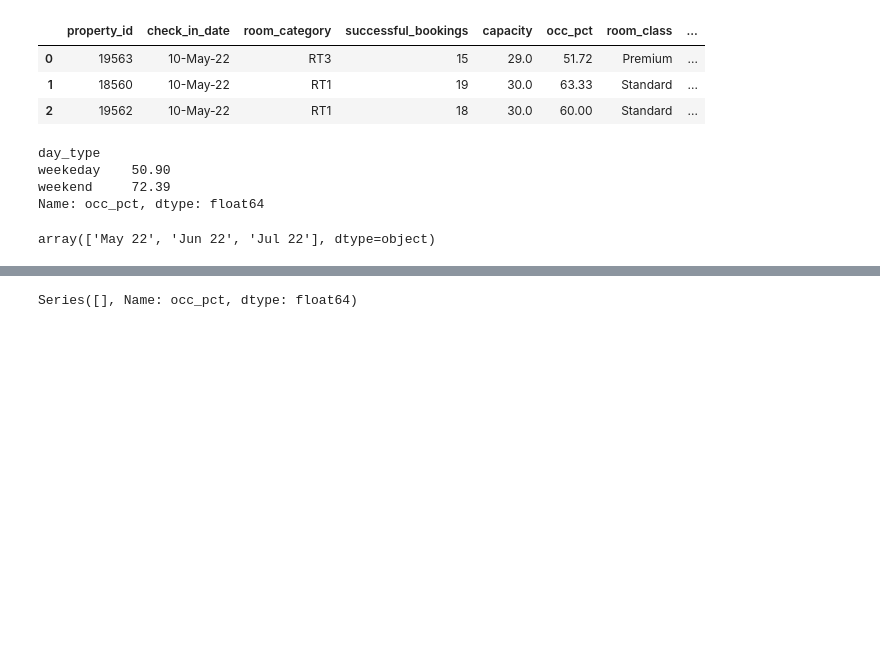
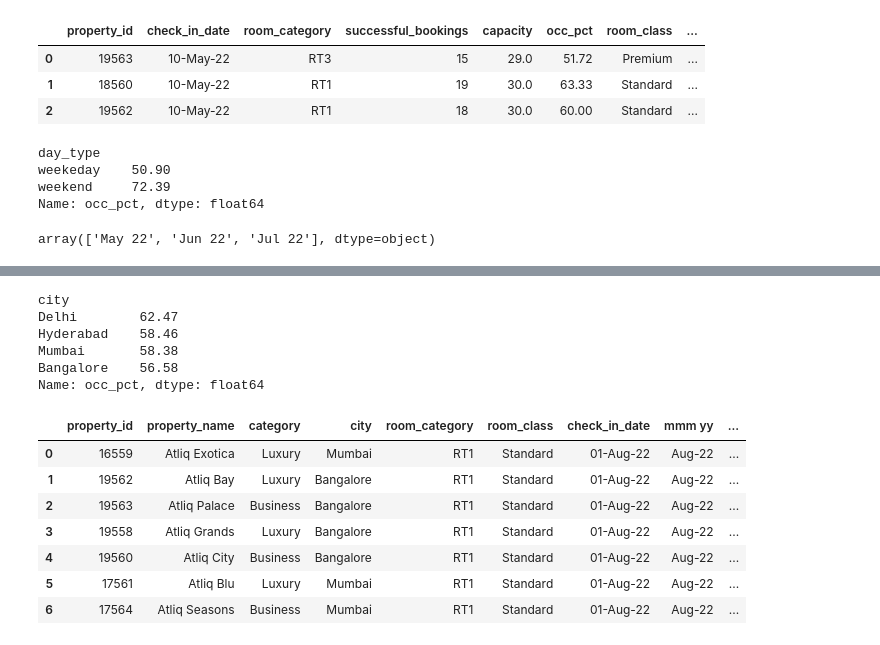
Before and after one commit to zzgirirohit001-tech/Hospitality-Analysis, a Jupyter notebook: Untitled1.ipynb, the cells around one changed output, grey strips where cells are left out. Drawn from its saved outputs; the diff is of its cells as text; code cells hidden in the pictures; blank space fills up the shorter version.

```diff
--- a/Untitled1.ipynb
+++ b/Untitled1.ipynb
@@ -365,4 +379,21 @@ df_june_22.head(3)
 # %%
-df_june_22.groupby("city")["occ_pct"].mean().round(2)
+df_june_22.groupby("city")["occ_pct"].mean().round(2).sort_values(ascending = False)
 # %% [output]
-Series([], Name: occ_pct, dtype: float64)
+city
+Delhi        62.47
+Hyderabad    58.46
+Mumbai       58.38
+Bangalore    56.58
+Name: occ_pct, dtype: float64
+# %%
+df_august = pd.read_csv("datasets/new_data_august.csv")
+df_august
+# %% [output]
+|  | property_id | property_name | category | city | room_category | room_class | check_in_date | mmm yy | ... |
+| 0 | 16559 | Atliq Exotica | Luxury | Mumbai | RT1 | Standard | 01-Aug-22 | Aug-22 | ... |
+| 1 | 19562 | Atliq Bay | Luxury | Bangalore | RT1 | Standard | 01-Aug-22 | Aug-22 | ... |
+| 2 | 19563 | Atliq Palace | Business | Bangalore | RT1 | Standard | 01-Aug-22 | Aug-22 | ... |
+| 3 | 19558 | Atliq Grands | Luxury | Bangalore | RT1 | Standard | 01-Aug-22 | Aug-22 | ... |
+| 4 | 19560 | Atliq City | Business | Bangalore | RT1 | Standard | 01-Aug-22 | Aug-22 | ... |
+| 5 | 17561 | Atliq Blu | Luxury | Mumbai | RT1 | Standard | 01-Aug-22 | Aug-22 | ... |
+| 6 | 17564 | Atliq Seasons | Business | Mumbai | RT1 | Standard | 01-Aug-22 | Aug-22 | ... |
```
Also changed, not shown: parts of 6 cells of this notebook.
